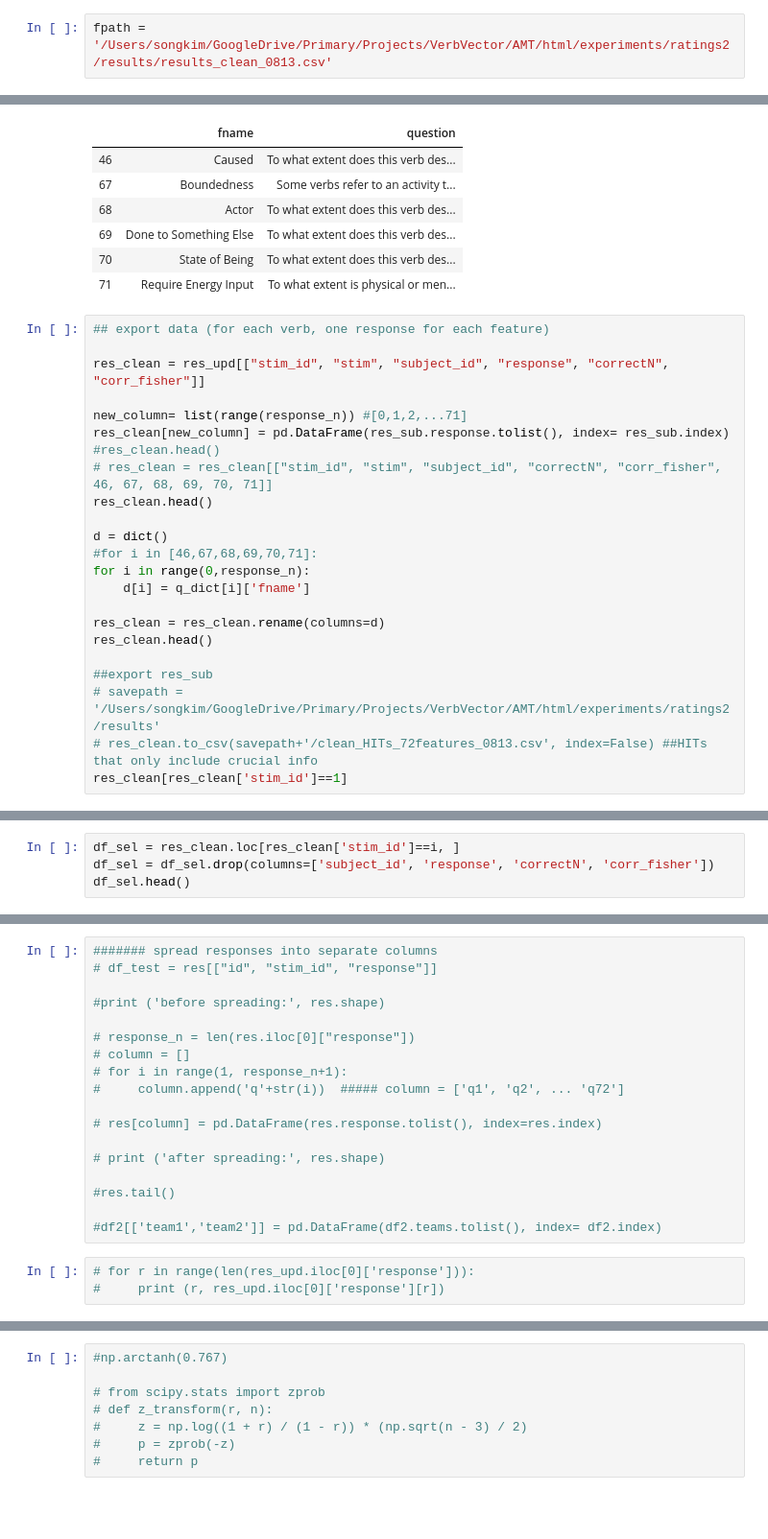
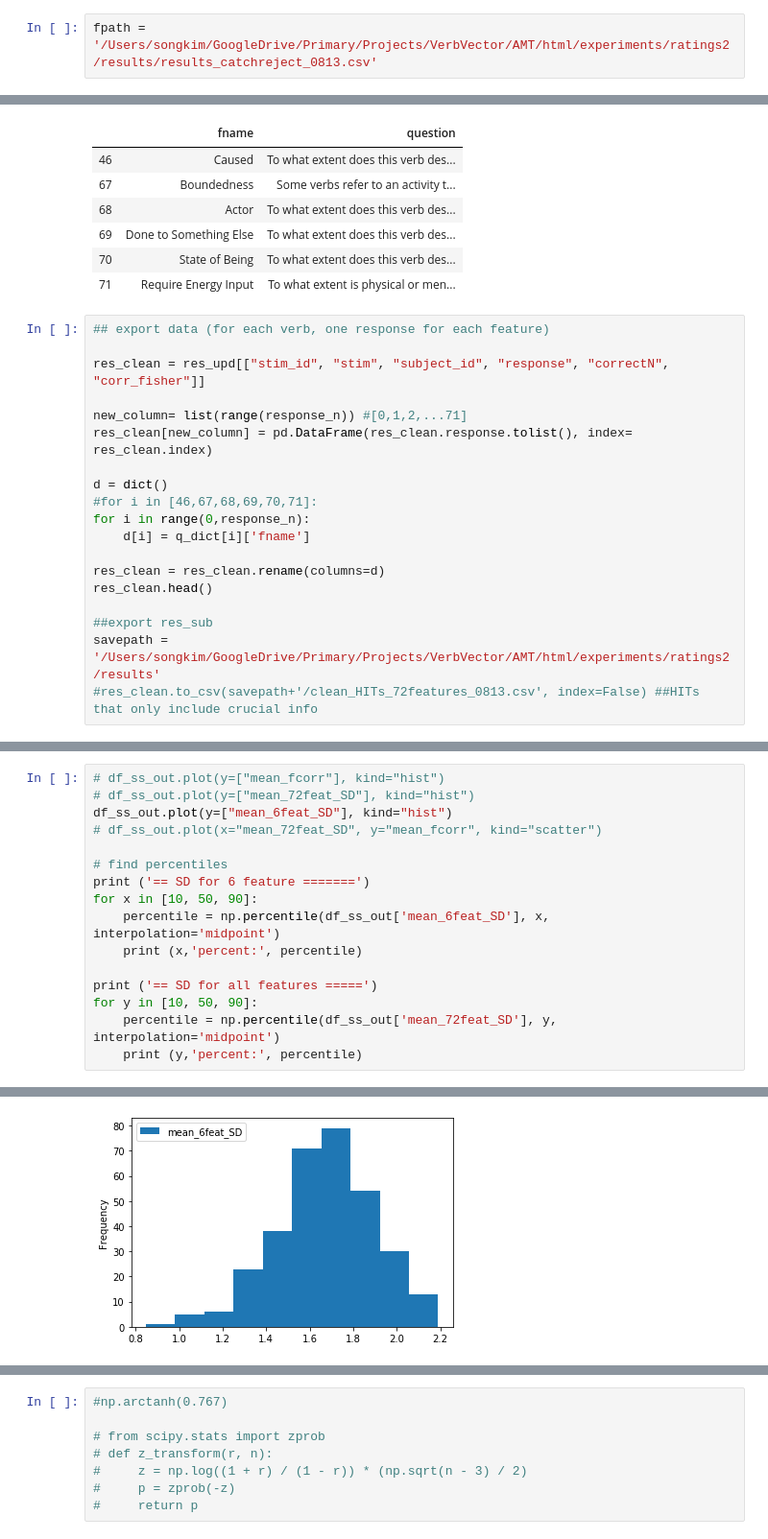
Before and after one commit to songhee-kim/VerbVec, a Jupyter notebook: AMT_analysis.ipynb, the cells around one changed output, grey strips where cells are left out. Shown: that part at 96% size. Saved outputs shown, nothing was run; the diff lists cells and outputs as text; blank space fills up the shorter version.

```diff
--- a/AMT_analysis.ipynb
+++ b/AMT_analysis.ipynb
@@ -28,7 +28,7 @@ def rearrange_col(dataframe, col_to_move, reference_col, right=True):
                 col_list3.insert(-2, col_to_move)
         return  dataframe[col_list3]
 # %%
-fpath = '/Users/songkim/GoogleDrive/Primary/Projects/VerbVector/AMT/html/experiments/ratings2/results/results_clean_0813.csv'
+fpath = '/Users/songkim/GoogleDrive/Primary/Projects/VerbVector/AMT/html/experiments/ratings2/results/results_catchreject_0813.csv'
 # %%
 #### PART1: CALCULATE SUBJECT-TO-GROUP CORRELATION PER HIT
 res = pd.read_csv(fpath, converters={'response': eval, 'RT': eval, 'buttonpress': eval, 'catch_response': eval})
@@ -233,10 +217,7 @@ verb_ques
 res_clean = res_upd[["stim_id", "stim", "subject_id", "response", "correctN", "corr_fisher"]]
 
 new_column= list(range(response_n)) #[0,1,2,...71]
-res_clean[new_column] = pd.DataFrame(res_sub.response.tolist(), index= res_sub.index)
-#res_clean.head()
-# res_clean = res_clean[["stim_id", "stim", "subject_id", "correctN", "corr_fisher", 46, 67, 68, 69, 70, 71]]
-res_clean.head()
+res_clean[new_column] = pd.DataFrame(res_clean.response.tolist(), index= res_clean.index)
 
 d = dict()
 #for i in [46,67,68,69,70,71]:
@@ -247,6 +228,5 @@ res_clean = res_clean.rename(columns=d)
 res_clean.head()
 
 ##export res_sub
-# savepath = '/Users/songkim/GoogleDrive/Primary/Projects/VerbVector/AMT/html/experiments/ratings2/results'
-# res_clean.to_csv(savepath+'/clean_HITs_72features_0813.csv', index=False) ##HITs that only include crucial info
-res_clean[res_clean['stim_id']==1]
+savepath = '/Users/songkim/GoogleDrive/Primary/Projects/VerbVector/AMT/html/experiments/ratings2/results'
+#res_clean.to_csv(savepath+'/clean_HITs_72features_0813.csv', index=False) ##HITs that only include crucial info
@@ -272,4 +232,0 @@ See the caveats in the documentation: http://pandas.pydata.org/pandas-docs/stabl
-# %%
-df_sel = res_clean.loc[res_clean['stim_id']==i, ]
-df_sel = df_sel.drop(columns=['subject_id', 'response', 'correctN', 'corr_fisher'])
-df_sel.head()
@@ -447,21 +363,17 @@ set(df_sd_upd['in'].values.tolist())
-# %%
-####### spread responses into separate columns
-# df_test = res[["id", "stim_id", "response"]]
-
-#print ('before spreading:', res.shape)
-
-# response_n = len(res.iloc[0]["response"])
-# column = []
-# for i in range(1, response_n+1):
-#     column.append('q'+str(i))  ##### column = ['q1', 'q2', ... 'q72']
-
-# res[column] = pd.DataFrame(res.response.tolist(), index=res.index)
-
-# print ('after spreading:', res.shape)
-
-#res.tail()
-
-#df2[['team1','team2']] = pd.DataFrame(df2.teams.tolist(), index= df2.index)
-# %%
-# for r in range(len(res_upd.iloc[0]['response'])):
-#     print (r, res_upd.iloc[0]['response'][r])
+# %%
+# df_ss_out.plot(y=["mean_fcorr"], kind="hist")
+# df_ss_out.plot(y=["mean_72feat_SD"], kind="hist")
+df_ss_out.plot(y=["mean_6feat_SD"], kind="hist")
+# df_ss_out.plot(x="mean_72feat_SD", y="mean_fcorr", kind="scatter")
+
+# find percentiles
+print ('== SD for 6 feature =======')
+for x in [10, 50, 90]:
+    percentile = np.percentile(df_ss_out['mean_6feat_SD'], x, interpolation='midpoint')
+    print (x,'percent:', percentile)
+
+print ('== SD for all features =====')
+for y in [10, 50, 90]:
+    percentile = np.percentile(df_ss_out['mean_72feat_SD'], y, interpolation='midpoint')
+    print (y,'percent:', percentile)
+# %% [output]
@@ -467,0 +388 @@ set(df_sd_upd['in'].values.tolist())
+[figure, added]
```
Also changed, not shown: parts of 34 cells of this notebook, 1 other file.
